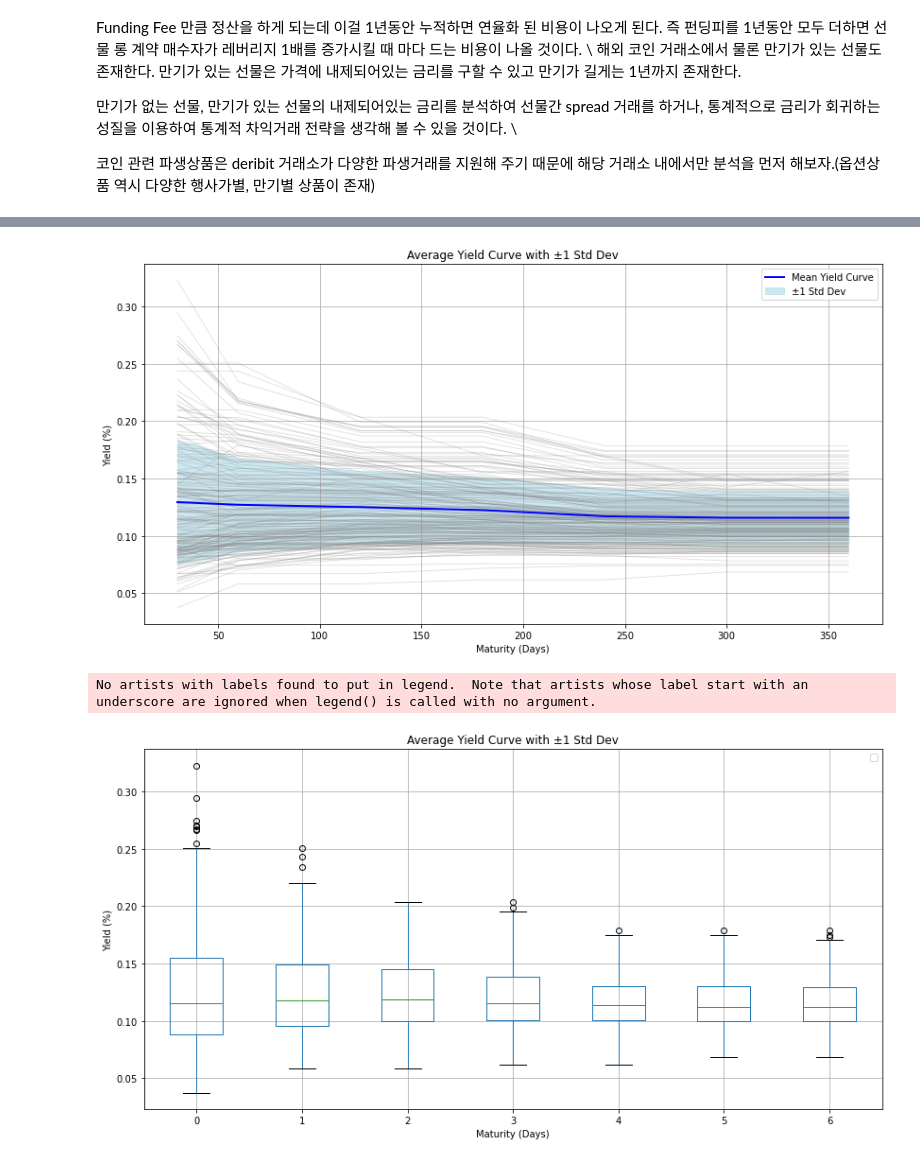
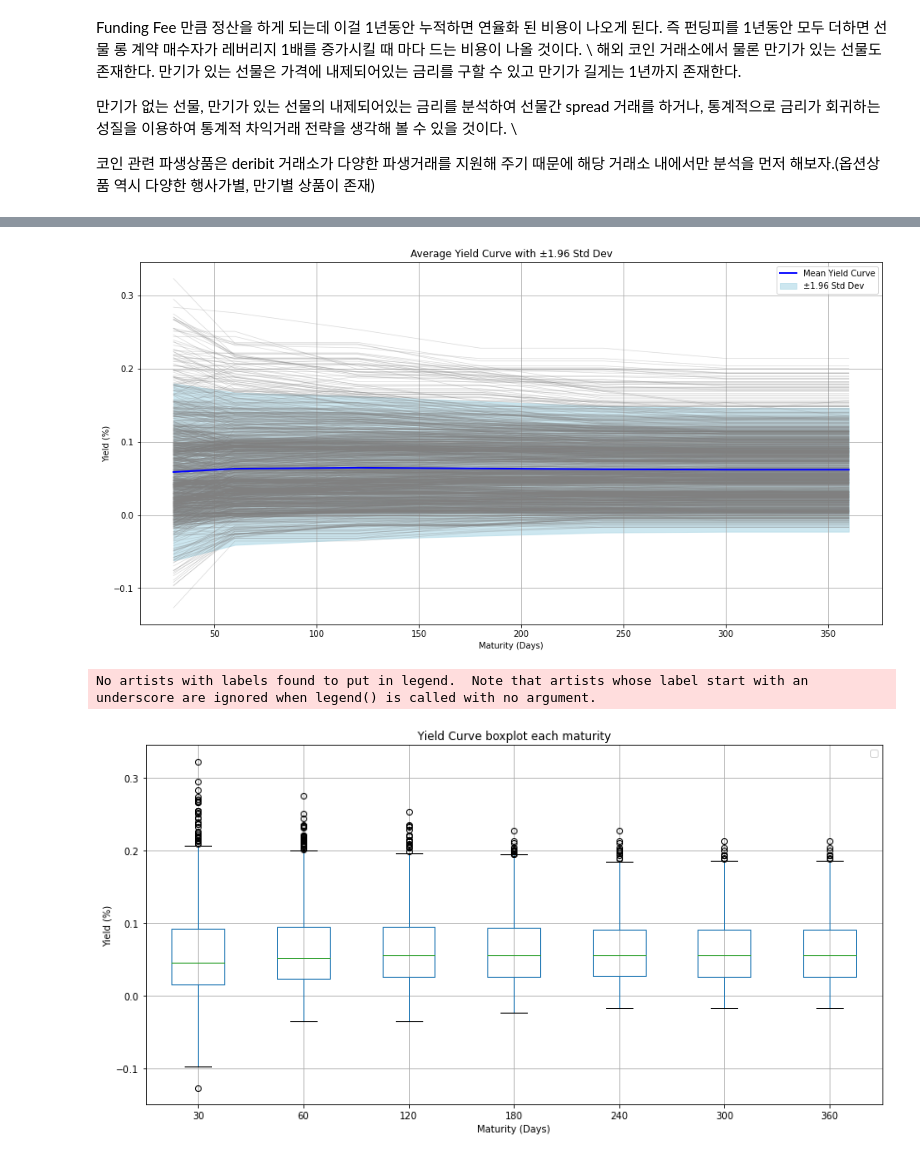
Before and after one commit to minhoo-main/Investing_crypto, a Jupyter notebook: rate_model.ipynb, the cells around one changed output, grey strips where cells are left out. Saved outputs shown, nothing was run; the diff lists cells and outputs as text; code cells hidden in the pictures.

Commit message:
FIX: add graph at rate_model.ipynb

```diff
--- a/rate_model.ipynb
+++ b/rate_model.ipynb
@@ -21,12 +21,11 @@ start_time = end_time - datetime.timedelta(days=3000)
 df_all_data = api.get_historical_futures_price(currency+'-'+'PERPETUAL', start_time, end_time)[['ticks','close']]
 # %%
 import pandas as pd
-for symbol, item in ls_fut.items():
+for symbol, item in dict_fut.items():
     df_k_price = api.get_historical_futures_price(symbol, start_time, end_time)
     df_k_price = df_k_price[((df_k_price.ticks >= item['creation_timestamp']) & (df_k_price.ticks <item['expiration_timestamp']))]
     df_k_price = df_k_price[['ticks','close']]
     df_all_data = pd.merge(df_all_data,df_k_price,on = 'ticks', how='left', suffixes = ('','_'+symbol))
-    print(df_k_price)
 
 df_all_data['datetime'] = pd.to_datetime(df_all_data['ticks'], unit='ms')
 df_all_data.set_index('datetime', inplace=True)
@@ -34,4 +33,5 @@ df_all_data.set_index('datetime', inplace=True)
 df_all_data.columns = [col.replace('close_', '') for col in df_all_data.columns]
 df_all_data = df_all_data.drop(columns=['ticks','close'])
 df_all_data = df_all_data.dropna(subset=[currency+'-PERPETUAL'])
+df_all_data
 # %% [output]
@@ -54,0 +52,12 @@ timestamp
+# %%
+import numpy as np
+series_mty = pd.Series()
+for idx, row in df_all_data.iterrows():
+
+    max_len = max(pd.to_datetime([dict_fut[i]['expiration_timestamp'] for i in row.dropna().drop('BTC-PERPETUAL').index],unit='ms') - idx)
+    series_mty[idx] = max_len
+
+plt.plot(series_mty)
+start_1y = series_mty[series_mty >= datetime.timedelta(days=300)]
+start_1y_index = start_1y.index[0]
+print('Annual futures 가 처음으로 등장하였을 때: ',start_1y_index)
@@ -58,45 +86,46 @@ model = termstruc.InterestTermStructure('BTC', df_all_data, dict_fut)
 # %%
 ls = {}
-ls_mty = []
 term = [30, 60, 120, 180, 240, 300, 360]
-for i in df_all_data.index[2000:]:
+for i in df_all_data.loc[start_1y_index:].index:
     ls_term = []
     for j in term:
         ls_term.append(model.get_zrate(i, i + datetime.timedelta(days = j)))
     ls[i] = ls_term
-    ls_mty.append(ls_term)
+# %%
+df_termstructure = pd.DataFrame(ls)
+df_termstructure = df_termstructure.transpose()
+df_termstructure.columns = term
 # %%
 import matplotlib.pyplot as plt
 
-df_data = pd.DataFrame(ls_mty)
+df_data = df_termstructure
 
 mean_yield = df_data.mean(axis=0)
-std_yield = df_data.std(axis=0) * 1
+std_yield = df_data.std(axis=0)
 
-# 그래프 그리기
-plt.figure(figsize=(14, 7))
+std_multiple = 1.96 # 95%
 
-sampled_dates = df_data.index
+plt.figure(figsize=(16, 8))
 
-for date in sampled_dates:
-    plt.plot(term, df_data.loc[date], alpha=0.3, color = 'gray', linewidth=0.7)
+for date in df_data.index:
+    plt.plot(df_data.loc[date], alpha=0.3, color = 'gray', linewidth=0.7)
 
-plt.plot(term, mean_yield, color='blue', linewidth=2, label='Mean Yield Curve')
-plt.fill_between(term, mean_yield - std_yield, mean_yield + std_yield, color='lightblue', alpha=0.6, label='±1 Std Dev')
+plt.plot(mean_yield, color='blue', linewidth=2, label='Mean Yield Curve')
+plt.fill_between(term, mean_yield - std_yield * std_multiple, mean_yield + std_yield * std_multiple, color='lightblue', alpha=0.6, label=f'±{std_multiple} Std Dev')
 
-plt.title('Average Yield Curve with ±1 Std Dev')
+plt.title(f'Average Yield Curve with ±{std_multiple} Std Dev')
 plt.xlabel('Maturity (Days)')
 plt.ylabel('Yield (%)')
 plt.grid(True)
 plt.legend()
 plt.show()
 # %% [output]
-[figure, old version]
+[figure, new version]
 # %%
 plt.figure(figsize=(14, 7))
 df_data.boxplot()
 
-plt.title('Average Yield Curve with ±1 Std Dev')
+plt.title(f'Yield Curve boxplot each maturity')
 plt.xlabel('Maturity (Days)')
 plt.ylabel('Yield (%)')
 plt.grid(True)
@@ -104,4 +133,4 @@ plt.legend()
 plt.show()
 # %% [output]
 No artists with labels found to put in legend.  Note that artists whose label start with an underscore are ignored when legend() is called with no argument.
-[figure, old version]
+[figure, new version]
```
Also changed, not shown: parts of 4 cells of this notebook.
